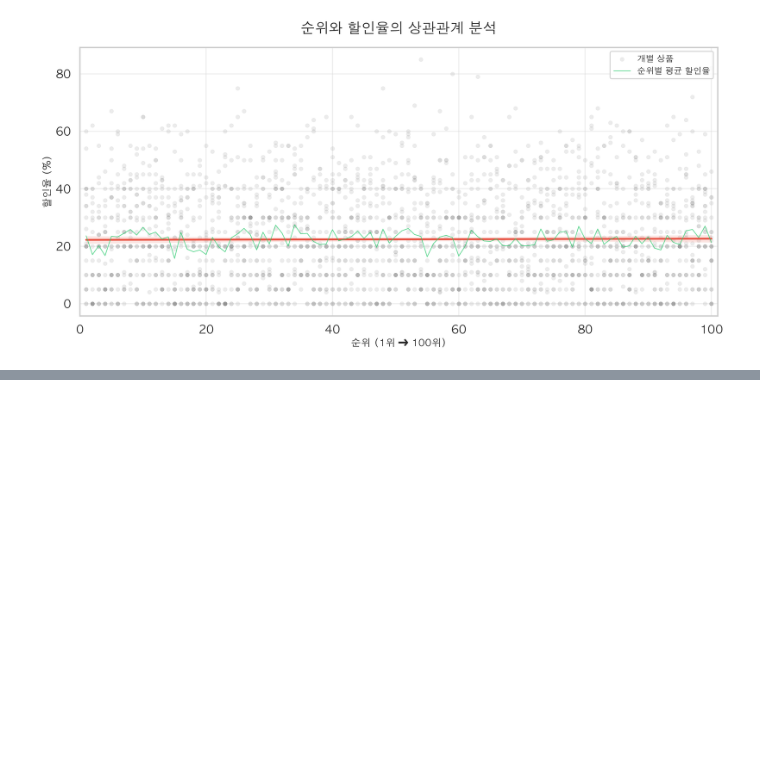
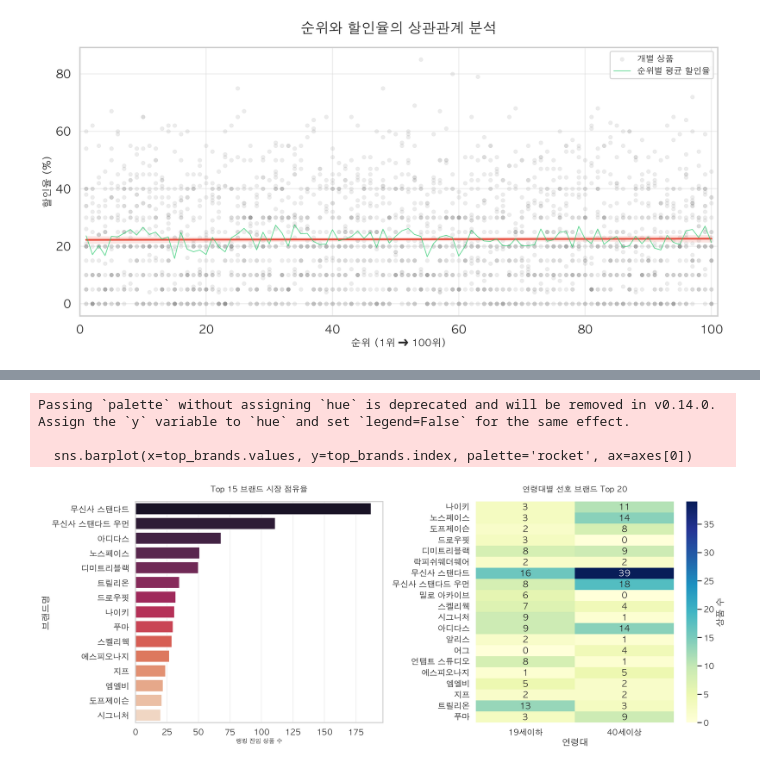
Before and after one commit to parkjto/Fashion_Platform-Musinsa-Trend_Analysis, a Jupyter notebook: Fashion_Platform_Trend_Analysis.ipynb, the cells around one changed output, grey strips where cells are left out. Drawn from its saved outputs; the diff is of its cells as text; code cells hidden in the pictures; blank space fills up the shorter version.

```diff
--- a/Fashion_Platform_Trend_Analysis.ipynb
+++ b/Fashion_Platform_Trend_Analysis.ipynb
@@ -965,0 +973,36 @@ plt.show()
+# %%
+fig, axes = plt.subplots(1, 2, figsize=(20, 8))
+
+# 1. Top 15 브랜드 시장 점유율 (Market Share)
+top_brands = df['브랜드명'].value_counts().head(15)
+sns.barplot(x=top_brands.values, y=top_brands.index, palette='rocket', ax=axes[0])
+axes[0].set_title('Top 15 브랜드 시장 점유율', fontsize=16, pad=20)
+axes[0].set_xlabel('랭킹 진입 상품 수', fontsize=12)
+axes[0].grid(axis='x', alpha=0.3)
+
+# 2. 연령대별 선호 브랜드 히트맵 (Age Group vs Brand Heatmap)
+# 상위 20개 브랜드만 선정
+top_20_brands = df['브랜드명'].value_counts().head(20).index
+df_top_brands = df[df['브랜드명'].isin(top_20_brands)]
+
+# 피벗 테이블 생성 (브랜드 x 연령대)
+brand_age_pivot = df_top_brands.pivot_table(index='브랜드명', columns='연령대', values='상품명', aggfunc='count', fill_value=0)
+
+# 연령대 순서 정렬
+age_order = ['19세이하', '20~23세', '24~28세', '29~33세', '34~39세', '40세이상']
+# 존재하는 컬럼만 선택하여 정렬
+valid_age_order = [col for col in age_order if col in brand_age_pivot.columns]
+brand_age_pivot = brand_age_pivot[valid_age_order]
+
+# 히트맵 그리기
+sns.heatmap(brand_age_pivot, annot=True, fmt='d', cmap='YlGnBu', ax=axes[1], cbar_kws={'label': '상품 수'})
+axes[1].set_title('연령대별 선호 브랜드 Top 20', fontsize=16, pad=20)
+axes[1].set_ylabel('') # y축 레이블 중복 제거
+
+plt.tight_layout()
+plt.show()
+# %% [output]
+Passing `palette` without assigning `hue` is deprecated and will be removed in v0.14.0. Assign the `y` variable to `hue` and set `legend=False` for the same effect.
+
+  sns.barplot(x=top_brands.values, y=top_brands.index, palette='rocket', ax=axes[0])
+[figure, added]
```
Also changed, not shown: parts of 8 cells of this notebook, 7 other files.
